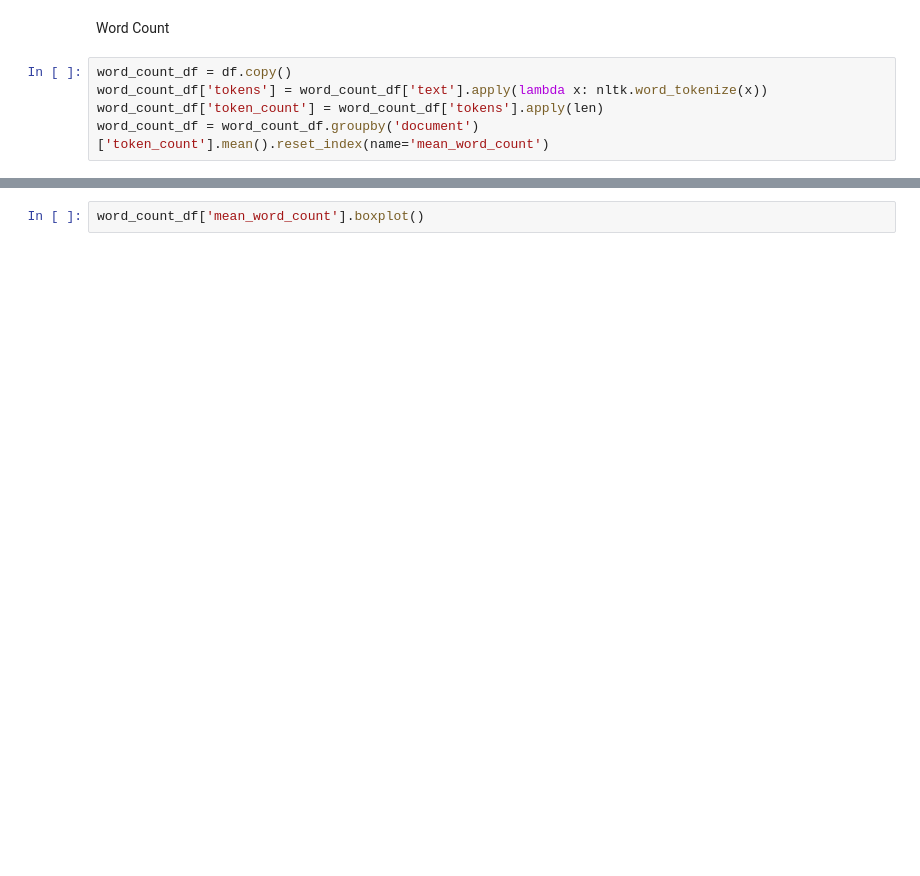
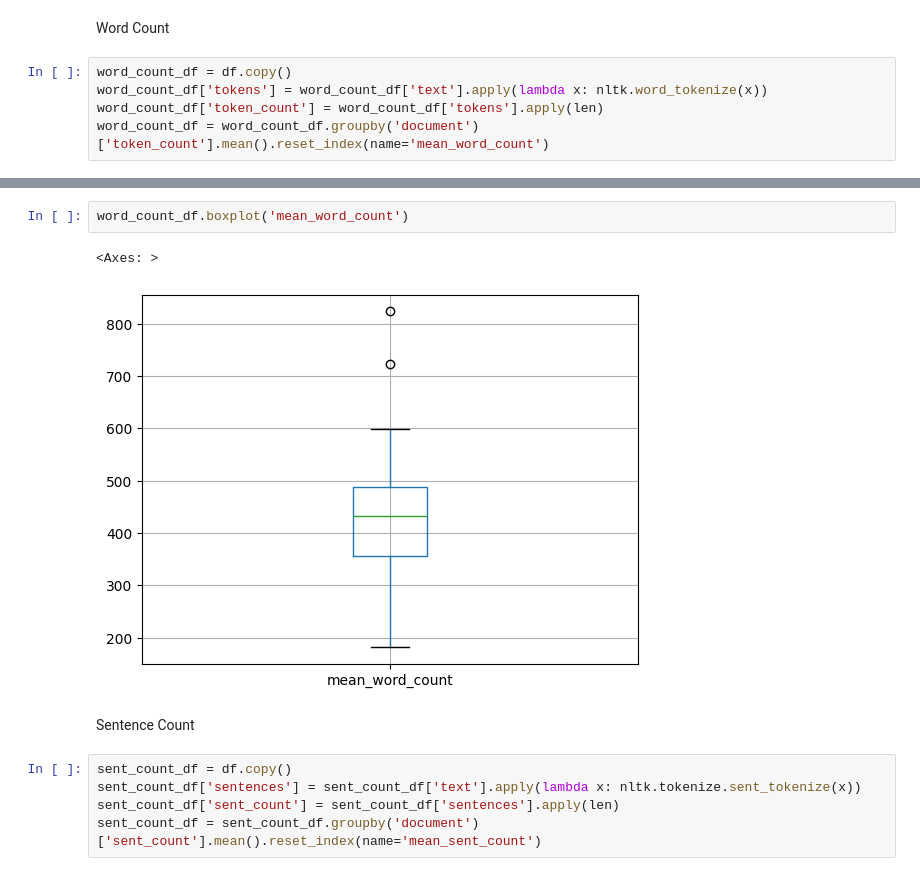
Before and after one commit to jl8771/TextbookGPTApplication, a Jupyter notebook: generate_plots.ipynb, the cells around one changed output, grey strips where cells are left out. Drawn from its saved outputs; the diff is of its cells as text; blank space fills up the shorter version.

```diff
--- a/generate_plots.ipynb
+++ b/generate_plots.ipynb
@@ -44,2 +59,12 @@ word_count_df['mean_word_count'].hist(bins=20, grid=False)
 # %%
-word_count_df['mean_word_count'].boxplot()
+word_count_df.boxplot('mean_word_count')
+# %% [output]
+<Axes: >
+[figure, added]
+# %% [markdown]
+Sentence Count
+# %%
+sent_count_df = df.copy()
+sent_count_df['sentences'] = sent_count_df['text'].apply(lambda x: nltk.tokenize.sent_tokenize(x))
+sent_count_df['sent_count'] = sent_count_df['sentences'].apply(len)
+sent_count_df = sent_count_df.groupby('document')['sent_count'].mean().reset_index(name='mean_sent_count')
```
Also changed, not shown: parts of 9 cells of this notebook, 1 other file.
